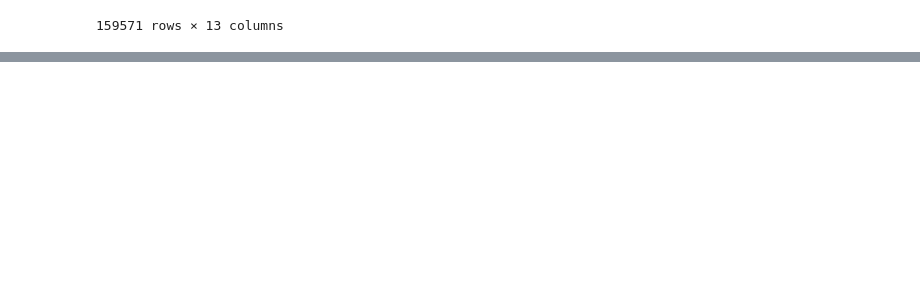
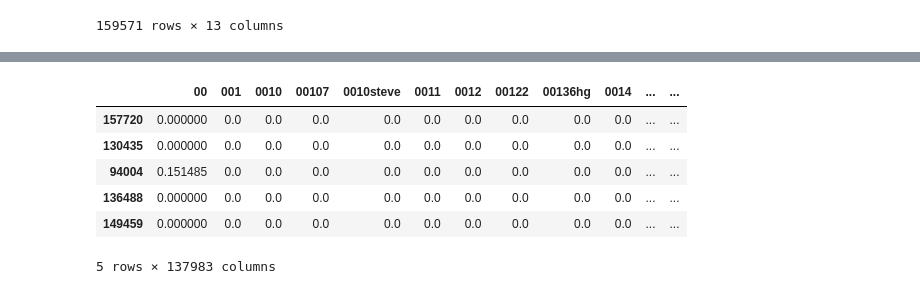
Before and after one commit to fhrzn/detoxification, a Jupyter notebook: notebooks/3.0-fhrzn-simple-classifier.ipynb, the cells around one changed output, grey strips where cells are left out. Cells and saved outputs as stored; diff of their text form; code cells hidden in the pictures; blank space fills up the shorter version.

```diff
--- a/notebooks/3.0-fhrzn-simple-classifier.ipynb
+++ b/notebooks/3.0-fhrzn-simple-classifier.ipynb
@@ -247,0 +288,12 @@ test.to_csv('../data/processed/testset-feature-extracted.csv', index=None, heade
+# %%
+# val features
+X_val_vec = pd.DataFrame(tf_vec_val.toarray(), columns=tfidf.get_feature_names(), index=X_val.index)
+X_val_vec.head()
+# %% [output]
+|  | 00 | 001 | 0010 | 00107 | 0010steve | 0011 | 0012 | 00122 | 00136hg | 0014 | ... | ... |
+| 157720 | 0.000000 | 0.0 | 0.0 | 0.0 | 0.0 | 0.0 | 0.0 | 0.0 | 0.0 | 0.0 | ... | ... |
+| 130435 | 0.000000 | 0.0 | 0.0 | 0.0 | 0.0 | 0.0 | 0.0 | 0.0 | 0.0 | 0.0 | ... | ... |
+| 94004 | 0.151485 | 0.0 | 0.0 | 0.0 | 0.0 | 0.0 | 0.0 | 0.0 | 0.0 | 0.0 | ... | ... |
+| 136488 | 0.000000 | 0.0 | 0.0 | 0.0 | 0.0 | 0.0 | 0.0 | 0.0 | 0.0 | 0.0 | ... | ... |
+| 149459 | 0.000000 | 0.0 | 0.0 | 0.0 | 0.0 | 0.0 | 0.0 | 0.0 | 0.0 | 0.0 | ... | ... |
+5 rows × 137983 columns
```
Also changed, not shown: parts of 9 cells of this notebook.
